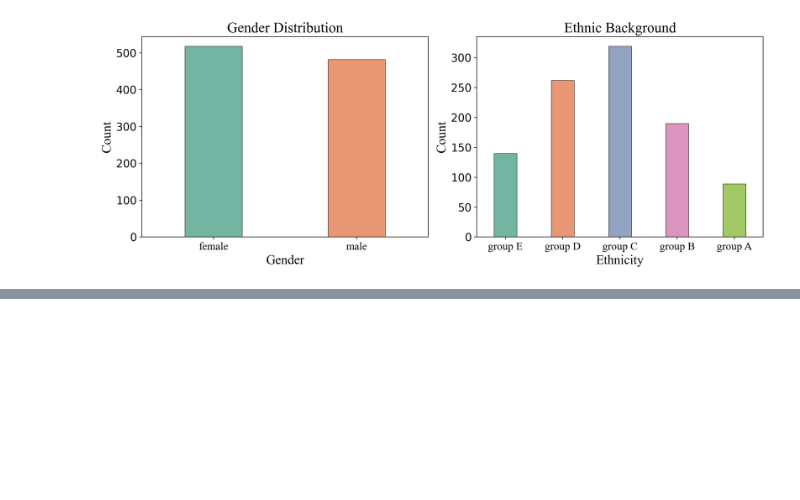
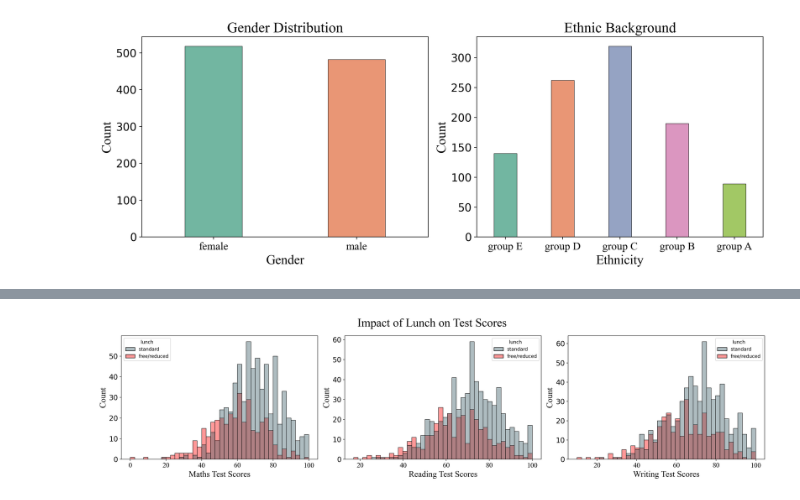
Before and after one commit to debatreyo/ml, a Jupyter notebook: notebook/EDA and Visualization.ipynb, the cells around one changed output, grey strips where cells are left out. Saved outputs shown, nothing was run; the diff lists cells and outputs as text; code cells hidden in the pictures; blank space fills up the shorter version.

```diff
--- a/notebook/EDA and Visualization.ipynb
+++ b/notebook/EDA and Visualization.ipynb
@@ -423,0 +415,41 @@ fig.tight_layout();
+# %%
+fig, ax = plt.subplots(nrows=1, ncols=3,
+                      figsize=(20, 5), dpi=200)
+
+ax_math, ax_reading, ax_writing = ax
+
+# Math
+sns.histplot(data=df, x="math_score", ax=ax_math,
+            bins=40, hue="lunch", kde=False, stat="count",
+            palette={"standard":"#395B64", "free/reduced":"#FF0000"}, alpha=0.4)
+
+ax_math.set_xticklabels(ax_math.get_xticklabels(), fontdict=text_axis)
+ax_math.set_xlabel("Maths Test Scores", fontdict=text_axis)
+ax_math.set_ylabel("Count", fontdict=text_axis)
+ax_math.tick_params(**text_ticks)
+
+# Reading
+sns.histplot(data=df, x="reading_score", ax=ax_reading,
+            bins=40, hue="lunch", kde=False, stat="count",
+            palette={"standard":"#395B64", "free/reduced":"#FF0000"}, alpha=0.4)
+
+ax_reading.set_xticklabels(ax_reading.get_xticklabels(), fontdict=text_axis)
+ax_reading.set_xlabel("Reading Test Scores", fontdict=text_axis)
+ax_reading.set_ylabel("Count", fontdict=text_axis)
+ax_reading.tick_params(**text_ticks)
+
+# Writing
+sns.histplot(data=df, x="writing_score", ax=ax_writing,
+            bins=40, hue="lunch", kde=False, stat="count",
+            palette={"standard":"#395B64", "free/reduced":"#FF0000"}, alpha=0.4)
+
+ax_writing.set_xticklabels(ax_writing.get_xticklabels(), fontdict=text_axis)
+ax_writing.set_xlabel("Writing Test Scores", fontdict=text_axis)
+ax_writing.set_ylabel("Count", fontdict=text_axis)
+ax_writing.tick_params(**text_ticks)
+
+
+fig.suptitle("Impact of Lunch on Test Scores", fontproperties=text_title, fontsize=25)
+fig.tight_layout();
+# %% [output]
+[figure, added]
```
Also changed, not shown: parts of 15 cells of this notebook.
